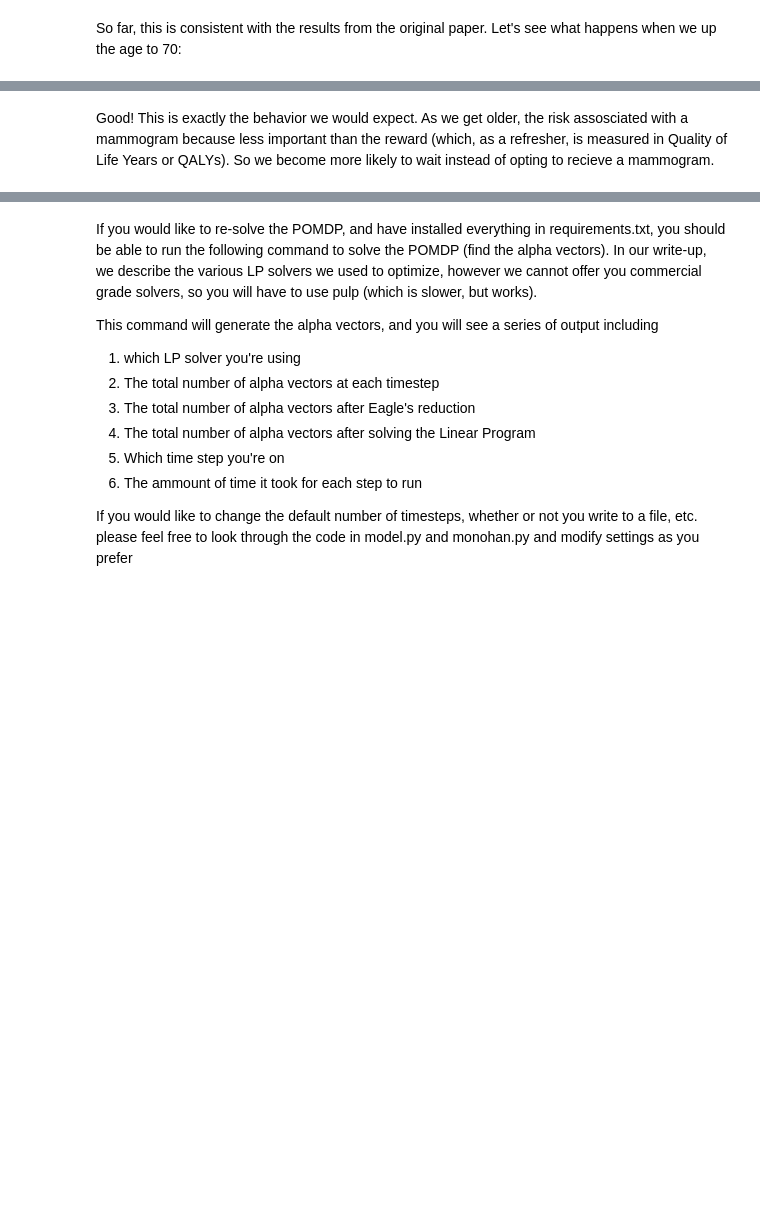
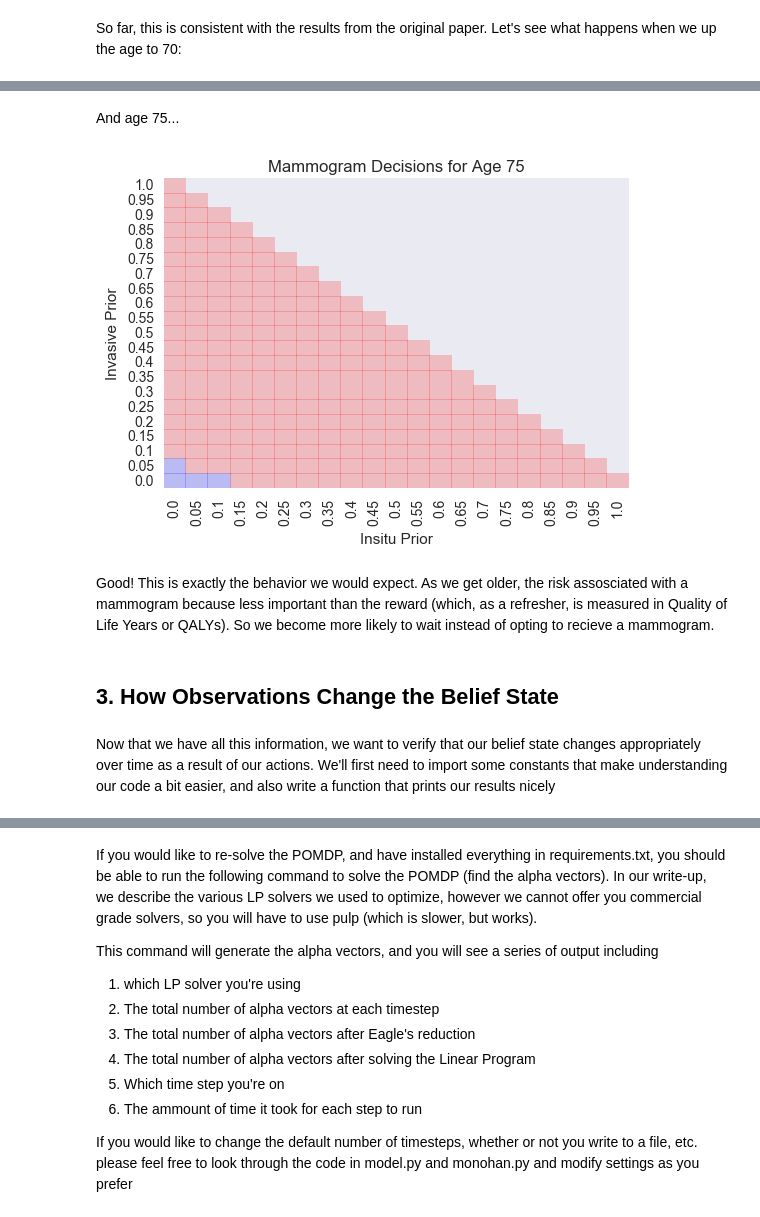
Before and after one commit to gcmerz/pomdp, a Jupyter notebook: POMDPs for Personalized Mammography Screening.ipynb, the cells around one changed output, grey strips where cells are left out. Drawn from its saved outputs; the diff is of its cells as text; code cells hidden in the pictures; blank space fills up the shorter version.

Commit message:
added a section on belief states

```diff
--- a/POMDPs for Personalized Mammography Screening.ipynb
+++ b/POMDPs for Personalized Mammography Screening.ipynb
@@ -159,2 +159,12 @@ plotAge(df, 70)
+# %% [markdown]
+And age 75...
+# %%
+plotAge(df, 75)
+# %% [output]
+[figure, added]
 # %% [markdown]
 Good! This is exactly the behavior we would expect. As we get older, the risk assosciated with a mammogram because less important than the reward (which, as a refresher, is measured in Quality of Life Years or QALYs). So we become more likely to wait instead of opting to recieve a mammogram.
+# %% [markdown]
+## 3. How Observations Change the Belief State
+# %% [markdown]
+Now that we have all this information, we want to verify that our belief state changes appropriately over time as a result of our actions. We'll first need to import some constants that make understanding our code a bit easier, and also write a function that prints our results nicely
```
Also changed, not shown: parts of 19 cells of this notebook.
